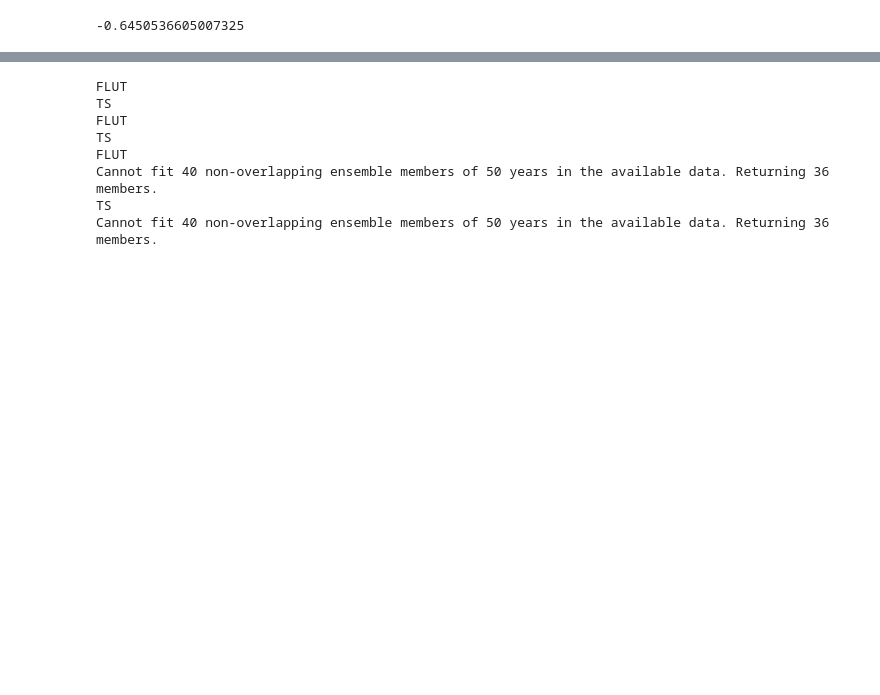
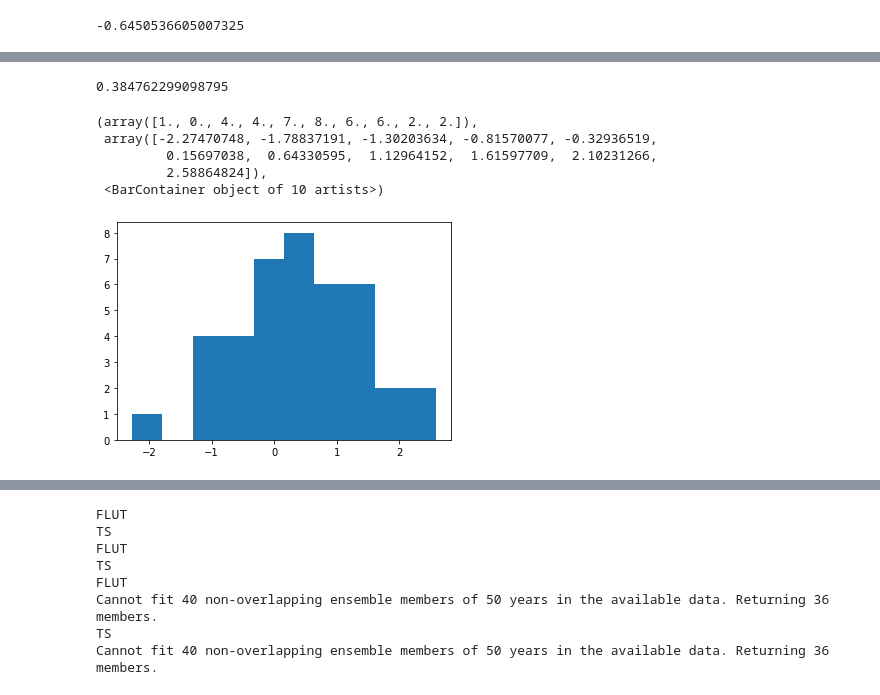
Before and after one commit to jshaw35/spectral_ice, a Jupyter notebook: figure3/figure3.ipynb, the cells around one changed output, grey strips where cells are left out. Cells and saved outputs as stored; diff of their text form; code cells hidden in the pictures; blank space fills up the shorter version.

```diff
--- a/figure3/figure3.ipynb
+++ b/figure3/figure3.ipynb
@@ -1115,3 +1203,16 @@ ttest_CI(rand_dist,5)
+# %%
+np.mean(rand_dist)
+# %% [output]
+0.384762299098795
+# %%
+plt.hist(rand_dist)
+# %% [output]
+(array([1., 0., 4., 4., 7., 8., 6., 6., 2., 2.]),
+ array([-2.27470748, -1.78837191, -1.30203634, -0.81570077, -0.32936519,
+         0.15697038,  0.64330595,  1.12964152,  1.61597709,  2.10231266,
+         2.58864824]),
+ <BarContainer object of 10 artists>)
+[figure, added]
 # %%
 bootstrap_CI(rand_dist,5)
 # %% [output]
```
Also changed, not shown: parts of 16 cells of this notebook, 1 other file.
